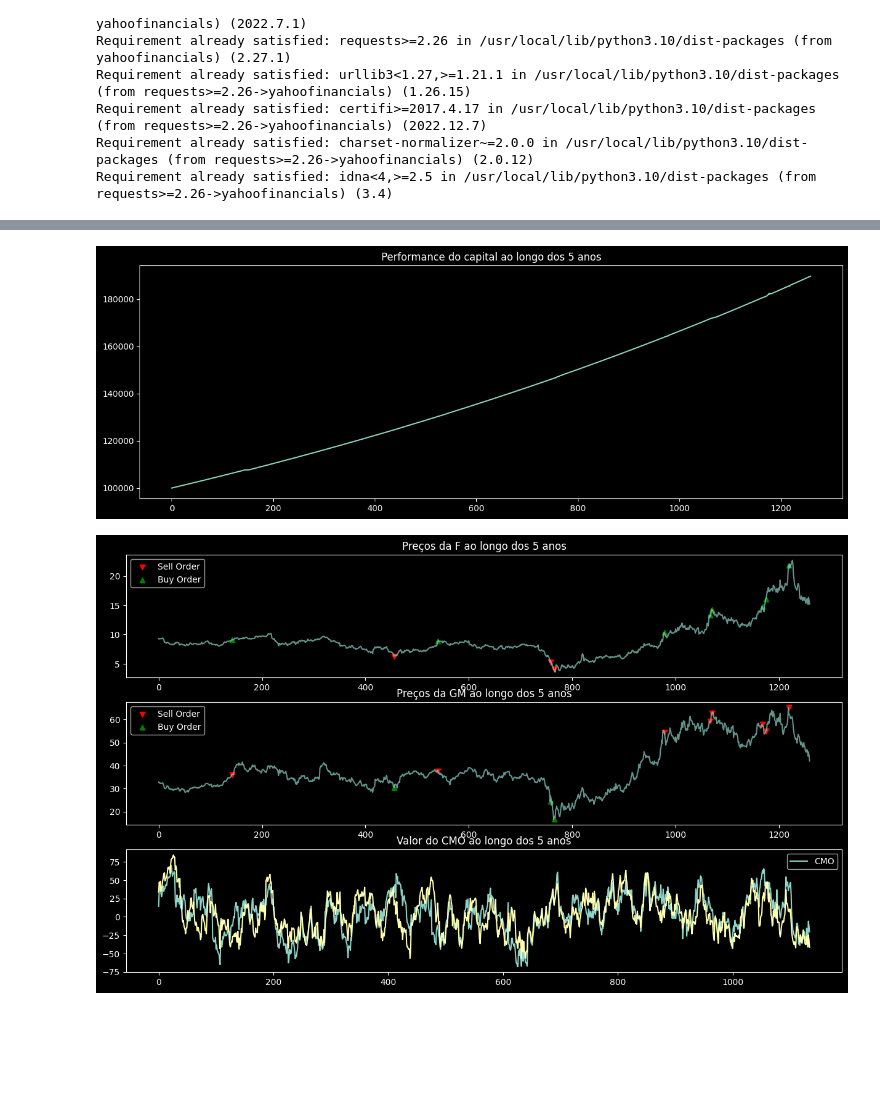
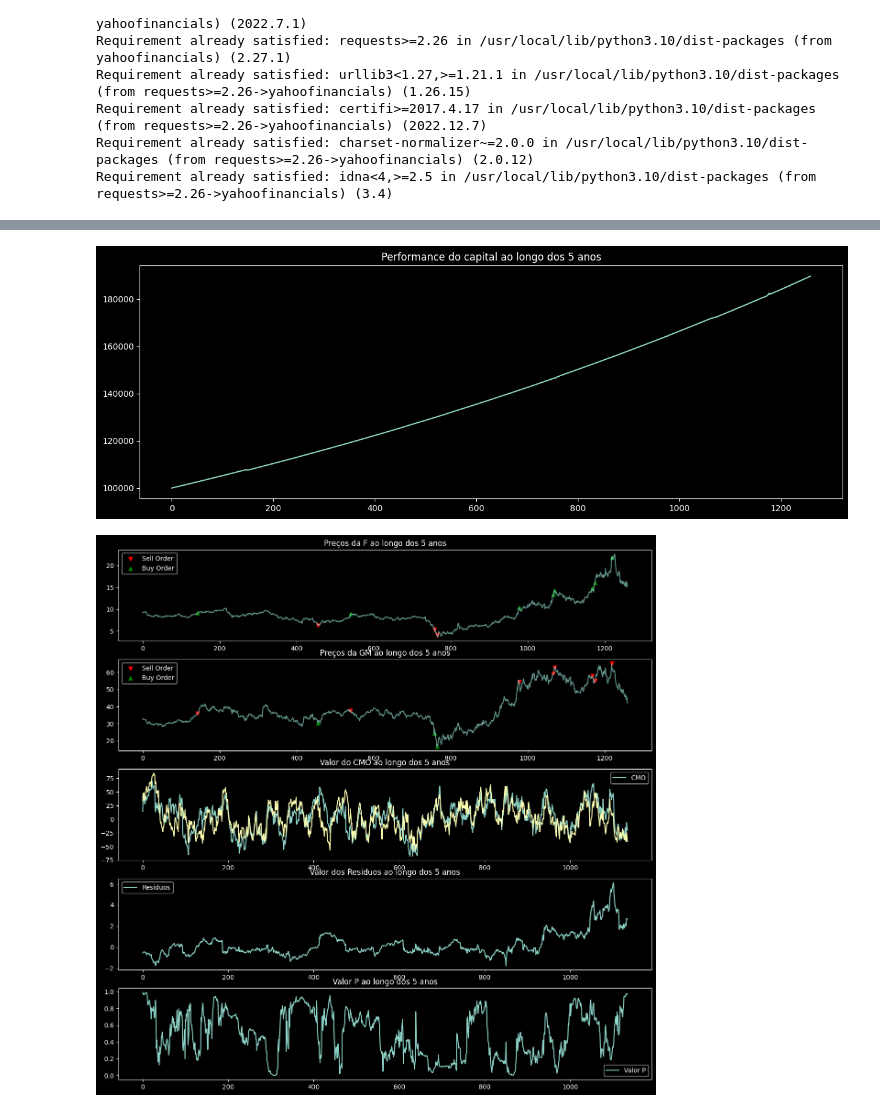
Before and after one commit to AntonioFuziy/algotrading, a Jupyter notebook: artigo-final/FinalArticle_AntonioFuziy.ipynb, the cells around one changed output, grey strips where cells are left out. Drawn from its saved outputs; the diff is of its cells as text; code cells hidden in the pictures; blank space fills up the shorter version.

```diff
--- a/artigo-final/FinalArticle_AntonioFuziy.ipynb
+++ b/artigo-final/FinalArticle_AntonioFuziy.ipynb
@@ -170,6 +168,7 @@ class FuziyStrategy(Strategy):
         self.prices2 = []
 
         self.coint_indicator = []
+        self.pvalues = []
         self.coint_signal = 0
 
         self.ticker1 = ticker1
@@ -211,9 +210,10 @@ class FuziyStrategy(Strategy):
             x = self.prices2[-self.tam:]
 
             _, pvalue, _ = coint(x, y)
+            self.pvalues.append(pvalue)
+
             model = st.OLS(y,x)
             results = model.fit()
-
             self.coint_indicator.append(results.resid[-1])
 
             self.coint_signal = self.side
@@ -368,31 +378,41 @@ Net Return Capital Yearly: 13.68%
 plt.figure(figsize=(15,5))
 plt.plot([day[0] for day in fuziy_strategy._days.values()])
 plt.title("Performance do capital ao longo dos 5 anos")
 plt.show()
 
 plt.figure(figsize=(15,15))
 
 plt.subplot(5,1,1)
 plt.plot(fuziy_strategy.prices1, alpha=0.7)
 plt.scatter(fuziy_strategy.sell_indexes1, fuziy_strategy.sell_signals1, marker="v", color="red", label="Sell Order")
 plt.scatter(fuziy_strategy.buy_indexes1, fuziy_strategy.buy_signals1, marker="^", color="green", label="Buy Order")
 plt.legend()
 plt.title("Preços da F ao longo dos 5 anos")
 
 plt.subplot(5,1,2)
 plt.plot(fuziy_strategy.prices2, alpha=0.7)
 plt.scatter(fuziy_strategy.sell_indexes2, fuziy_strategy.sell_signals2, marker="v", color="red", label="Sell Order")
 plt.scatter(fuziy_strategy.buy_indexes2, fuziy_strategy.buy_signals2, marker="^", color="green", label="Buy Order")
 plt.legend()
 plt.title("Preços da GM ao longo dos 5 anos")
 
 plt.subplot(5,1,3)
 plt.plot(fuziy_strategy.cmo_indicator1)
 plt.plot(fuziy_strategy.cmo_indicator2)
 plt.legend(['CMO']);
 plt.title("Valor do CMO ao longo dos 5 anos")
 
+plt.subplot(5,1,4)
+plt.plot(fuziy_strategy.coint_indicator)
+plt.legend(['Residuos']);
+plt.title("Valor dos Residuos ao longo dos 5 anos")
+
+plt.subplot(5,1,5)
+plt.plot(fuziy_strategy.pvalues)
+plt.legend(['Valor P']);
+plt.title("Valor P ao longo dos 5 anos")
+
 plt.show()
 # %% [output]
 [figure]
-[figure, old version]
+[figure, new version]
```
Also changed, not shown: parts of 6 cells of this notebook.
